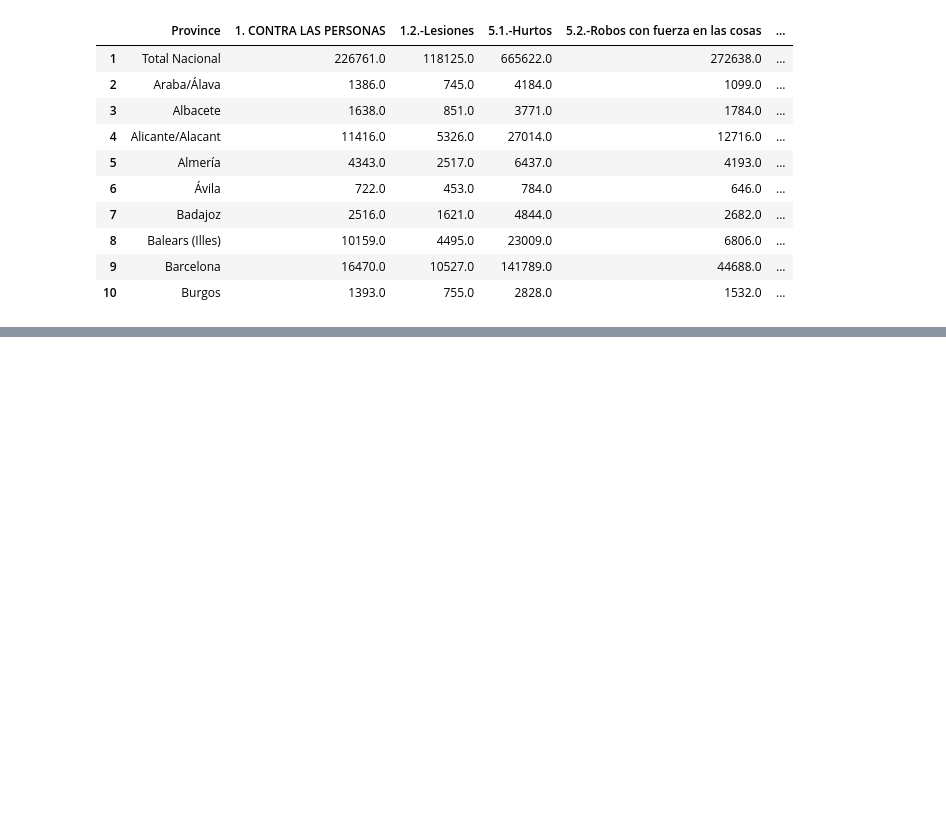
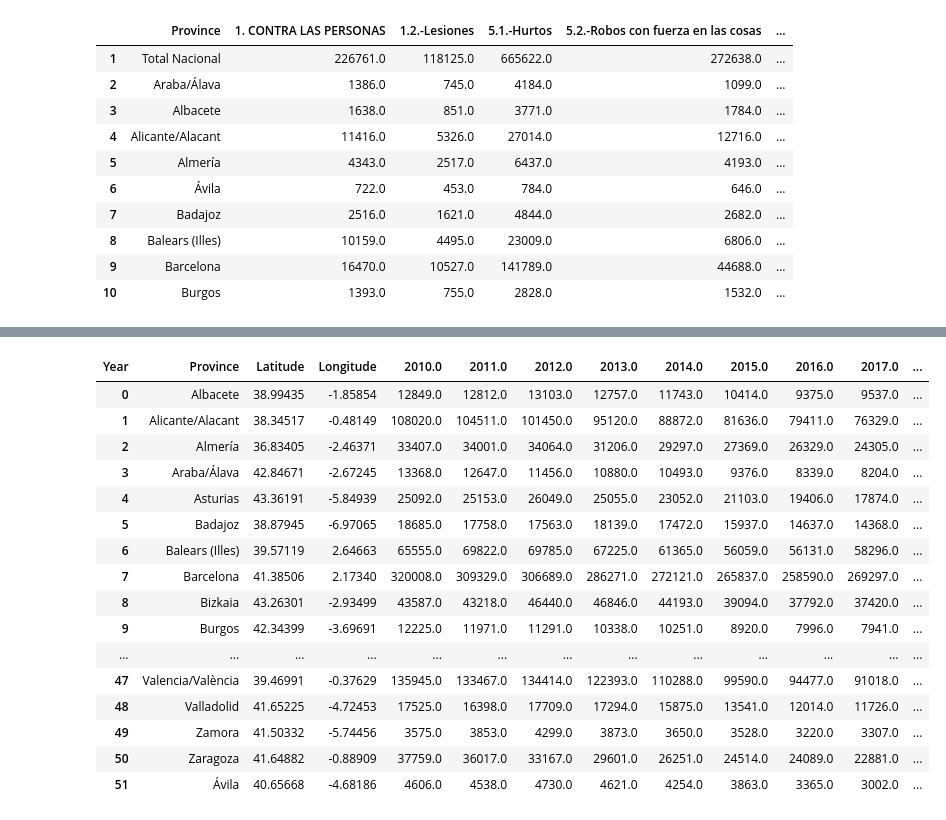
Before and after one commit to LuisHRF/Home-Insurance-Study-Project, a Jupyter notebook: main.ipynb, the cells around one changed output, grey strips where cells are left out. Saved outputs shown, nothing was run; the diff lists cells and outputs as text; code cells hidden in the pictures; blank space fills up the shorter version.

```diff
--- a/main.ipynb
+++ b/main.ipynb
@@ -131,8 +134,8 @@ data_clean_years
 # %%
 data_coordinates_total = data_clean_years.copy()
 
-data_clean_years = add_coordinates_from_dict(data_clean_years, provincias_coordenadas)
-data_clean_years.head(10)
+data_coordinates_total = add_coordinates_from_dict(data_coordinates_total, provincias_coordenadas)
+data_coordinates_total.head(10)
 # %% [output]
 Warning: Coordinates not found for Total Nacional
 Warning: Coordinates not found for En el extranjero
@@ -164,0 +182,15 @@ Warning: Coordinates not found for Desconocida
+# %%
+# Crear un data_frame más ajustado para el mapa
+# Primero, crear una columna de crímenes totales por provincia
+data_total_crimes = data_coordinates_total.copy()
+data_total_crimes['Total_crimes'] = data_coordinates_total[['1. CONTRA LAS PERSONAS', '1.2.-Lesiones', '5.1.-Hurtos',
+       '5.2.-Robos con fuerza en las cosas',
+       '5.2.1.-Robos con fuerza en las cosas en el interior de vehículos',
+       '5.2.2.-Robos con fuerza en viviendas',
+       '5.2.3.-Robos con fuerza en establecimientos',
+       '5.3.-Robos con violencia o intimidación',
+       '5.3.1.-Robos con violencia en vía pública',
+       '5.3.2.-Robos con violencia en viviendas',
+       '5.3.3.-Robos con violencia en establecimientos']].sum(axis = 1)
+
+data_total_crimes
@@ -164,0 +211,4 @@ Warning: Coordinates not found for Desconocida
+# %%
+data_frame_total_map = data_total_crimes[['Province', 'Year', 'Latitude', 'Longitude', 'Total_crimes']]
+
+data_frame_total_map
@@ -164,0 +229,6 @@ Warning: Coordinates not found for Desconocida
+# %%
+values_to_remove = ['    Total Nacional', '    En el extranjero','    Desconocida']
+
+data_map_filtered = drop_specific_rows(data_frame_total_map, 'Province', values_to_remove)
+
+data_map_filtered
@@ -164,0 +249,22 @@ Warning: Coordinates not found for Desconocida
+# %%
+data_pivot_table = data_map_filtered.pivot_table(index=['Province', 'Latitude', 'Longitude'], columns='Year', values='Total_crimes', aggfunc='sum').reset_index()
+
+data_pivot_table
+# %% [output]
+| Year | Province | Latitude | Longitude | 2010.0 | 2011.0 | 2012.0 | 2013.0 | 2014.0 | 2015.0 | 2016.0 | 2017.0 | ... |
+| 0 | Albacete | 38.99435 | -1.85854 | 12849.0 | 12812.0 | 13103.0 | 12757.0 | 11743.0 | 10414.0 | 9375.0 | 9537.0 | ... |
+| 1 | Alicante/Alacant | 38.34517 | -0.48149 | 108020.0 | 104511.0 | 101450.0 | 95120.0 | 88872.0 | 81636.0 | 79411.0 | 76329.0 | ... |
+| 2 | Almería | 36.83405 | -2.46371 | 33407.0 | 34001.0 | 34064.0 | 31206.0 | 29297.0 | 27369.0 | 26329.0 | 24305.0 | ... |
+| 3 | Araba/Álava | 42.84671 | -2.67245 | 13368.0 | 12647.0 | 11456.0 | 10880.0 | 10493.0 | 9376.0 | 8339.0 | 8204.0 | ... |
+| 4 | Asturias | 43.36191 | -5.84939 | 25092.0 | 25153.0 | 26049.0 | 25055.0 | 23052.0 | 21103.0 | 19406.0 | 17874.0 | ... |
+| 5 | Badajoz | 38.87945 | -6.97065 | 18685.0 | 17758.0 | 17563.0 | 18139.0 | 17472.0 | 15937.0 | 14637.0 | 14368.0 | ... |
+| 6 | Balears (Illes) | 39.57119 | 2.64663 | 65555.0 | 69822.0 | 69785.0 | 67225.0 | 61365.0 | 56059.0 | 56131.0 | 58296.0 | ... |
+| 7 | Barcelona | 41.38506 | 2.17340 | 320008.0 | 309329.0 | 306689.0 | 286271.0 | 272121.0 | 265837.0 | 258590.0 | 269297.0 | ... |
+| 8 | Bizkaia | 43.26301 | -2.93499 | 43587.0 | 43218.0 | 46440.0 | 46846.0 | 44193.0 | 39094.0 | 37792.0 | 37420.0 | ... |
+| 9 | Burgos | 42.34399 | -3.69691 | 12225.0 | 11971.0 | 11291.0 | 10338.0 | 10251.0 | 8920.0 | 7996.0 | 7941.0 | ... |
+| ... | ... | ... | ... | ... | ... | ... | ... | ... | ... | ... | ... | ... |
+| 47 | Valencia/València | 39.46991 | -0.37629 | 135945.0 | 133467.0 | 134414.0 | 122393.0 | 110288.0 | 99590.0 | 94477.0 | 91018.0 | ... |
+| 48 | Valladolid | 41.65225 | -4.72453 | 17525.0 | 16398.0 | 17709.0 | 17294.0 | 15875.0 | 13541.0 | 12014.0 | 11726.0 | ... |
+| 49 | Zamora | 41.50332 | -5.74456 | 3575.0 | 3853.0 | 4299.0 | 3873.0 | 3650.0 | 3528.0 | 3220.0 | 3307.0 | ... |
+| 50 | Zaragoza | 41.64882 | -0.88909 | 37759.0 | 36017.0 | 33167.0 | 29601.0 | 26251.0 | 24514.0 | 24089.0 | 22881.0 | ... |
+| 51 | Ávila | 40.65668 | -4.68186 | 4606.0 | 4538.0 | 4730.0 | 4621.0 | 4254.0 | 3863.0 | 3365.0 | 3002.0 | ... |
```
Also changed, not shown: parts of 6 cells of this notebook, 3 other files.
